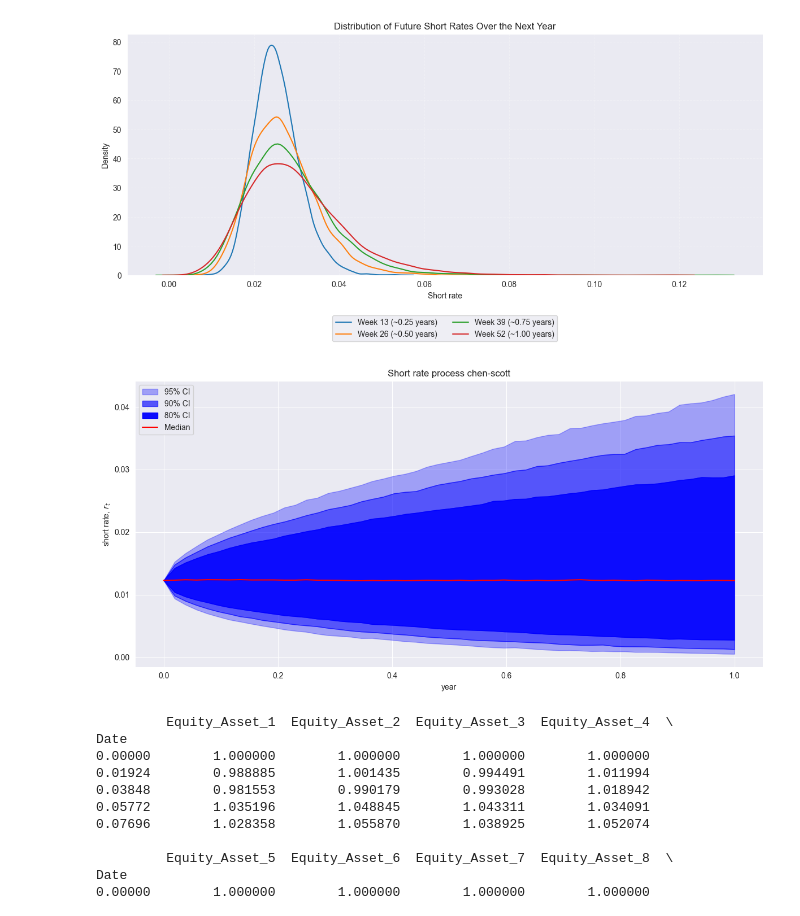
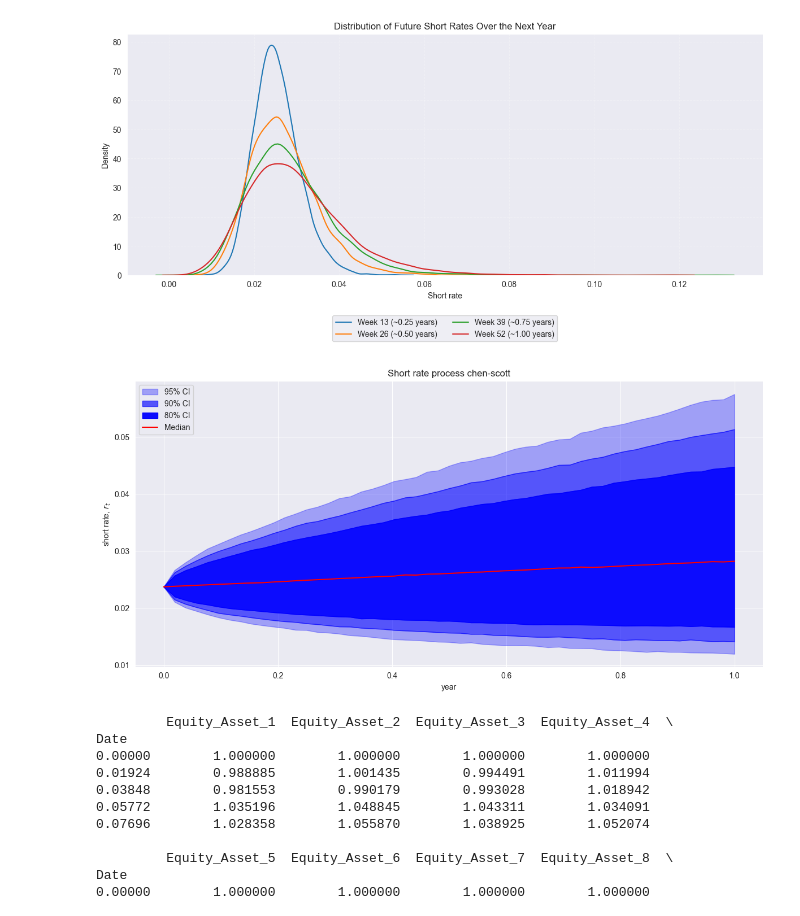
Before and after one commit to Madsnhr/FinEcon, a Jupyter notebook: Exam 2025/codeing/Solution.ipynb, the cells around one changed output. Drawn from its saved outputs; the diff is of its cells as text; code cells hidden in the pictures.

```diff
--- a/Exam 2025/codeing/Solution.ipynb
+++ b/Exam 2025/codeing/Solution.ipynb
@@ -555,6 +558,9 @@ factors_df.head()
 | 0.03848 | 1.131839e-17 | 7.554616e-04 | 0.001445 |
 | 0.05772 | 1.022088e-17 | 1.156679e-09 | 0.001772 |
 | 0.07696 | 1.000000e-10 | 1.156679e-09 | 0.001643 |
+# %%
+y1_0_fit = float(factors_df.iloc[-1]["y1"])
+y2_0_fit = float(factors_df.iloc[-1]["y2"])
 # %%
 print(np.average(fit_cost))
 # %% [output]
@@ -1168,26 +1174,26 @@ plt.show()
 # %%
 short_rates = r_paths                      # (num_sims, T)
 T = short_rates.shape[1]
 time_points = np.linspace(0.0, 1.0, T)
 
 p = [2.5, 5, 10, 50, 90, 95, 97.5]
-percentiles = np.percentile(short_rates, p_list, axis=0)
+percentiles = np.percentile(short_rates, p, axis=0)
 
 fig, ax = plt.subplots(figsize=(12, 6))
 
 fan_chart(time_points,
           percentiles,
           labels=['95% CI', '90% CI', '80% CI', 'Median'],
           xlabel='year',
           ylabel='short rate, $r_t$',
           title='Short rate process chen-scott',
           ax=ax
 )
 
 plt.tight_layout()
 plt.show()
 # %% [output]
-[figure, old version]
+[figure, new version]
 # %%
 num_assets = 9
 
```
Also changed, not shown: parts of 7 cells of this notebook, 9 other files.
